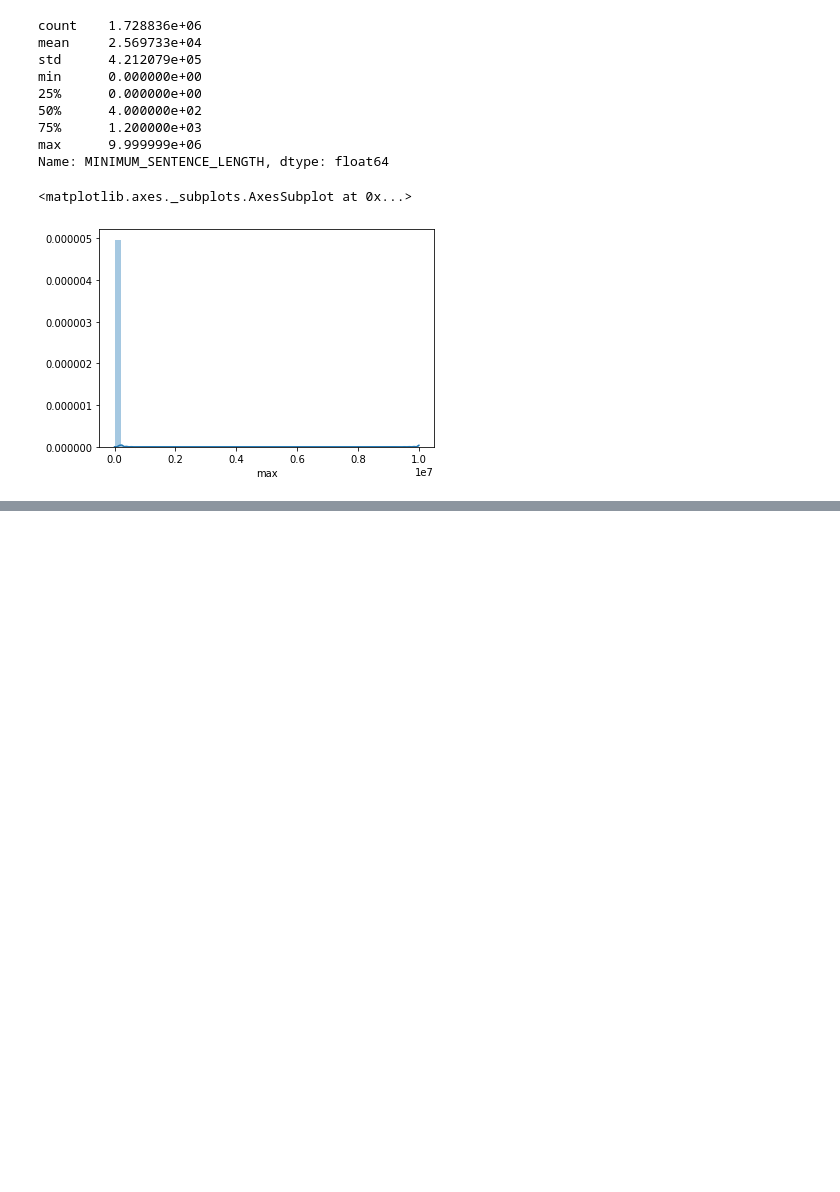
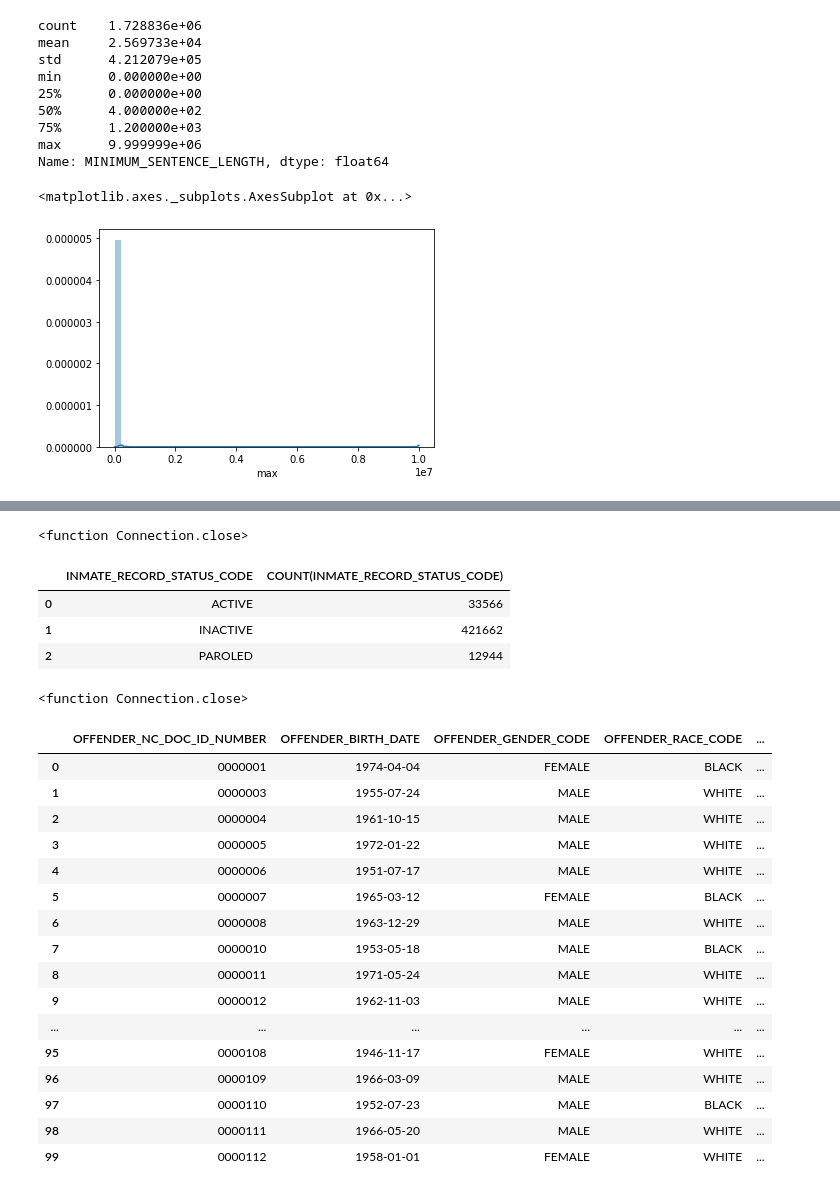
Before and after one commit to christi-liongson/covid_decarceration, a Jupyter notebook: files/build_dataset.ipynb, the cells around one changed output, grey strips where cells are left out. Drawn from its saved outputs; the diff is of its cells as text; code cells hidden in the pictures; blank space fills up the shorter version.

```diff
--- a/files/build_dataset.ipynb
+++ b/files/build_dataset.ipynb
@@ -355,0 +466,19 @@ merged = dataset_A.merge(dataset_B, how='inner', on=['ID', 'COMMITMENT_PREFIX'])
+# %%
+query_sentence_component_example = '''
+                                    SELECT INMATE_RECORD_STATUS_CODE, COUNT(INMATE_RECORD_STATUS_CODE)
+                                    FROM INMT4AA1
+                                    GROUP BY INMATE_RECORD_STATUS_CODE;
+                                    '''
+# %%
+conn = create_connection(config.database_name)
+sentence_component_example = qd.query_db_notebook(conn,query_sentence_component_example)
+conn.close
+# %% [output]
+<function Connection.close>
+# %%
+sentence_component_example
+# %% [output]
+|  | INMATE_RECORD_STATUS_CODE | COUNT(INMATE_RECORD_STATUS_CODE) |
+| 0 | ACTIVE | 33566 |
+| 1 | INACTIVE | 421662 |
+| 2 | PAROLED | 12944 |
@@ -355,0 +489,26 @@ merged = dataset_A.merge(dataset_B, how='inner', on=['ID', 'COMMITMENT_PREFIX'])
+# %%
+conn = create_connection(config.database_name)
+court_commitment_example = qd.query_db_notebook(conn,query_court_commitment_example)
+conn.close
+# %% [output]
+<function Connection.close>
+# %%
+sentence_component_example
+# %% [output]
+|  | OFFENDER_NC_DOC_ID_NUMBER | OFFENDER_BIRTH_DATE | OFFENDER_GENDER_CODE | OFFENDER_RACE_CODE | ... |
+| 0 | 0000001 | 1974-04-04 | FEMALE | BLACK | ... |
+| 1 | 0000003 | 1955-07-24 | MALE | WHITE | ... |
+| 2 | 0000004 | 1961-10-15 | MALE | WHITE | ... |
+| 3 | 0000005 | 1972-01-22 | MALE | WHITE | ... |
+| 4 | 0000006 | 1951-07-17 | MALE | WHITE | ... |
+| 5 | 0000007 | 1965-03-12 | FEMALE | BLACK | ... |
+| 6 | 0000008 | 1963-12-29 | MALE | WHITE | ... |
+| 7 | 0000010 | 1953-05-18 | MALE | BLACK | ... |
+| 8 | 0000011 | 1971-05-24 | MALE | WHITE | ... |
+| 9 | 0000012 | 1962-11-03 | MALE | WHITE | ... |
+| ... | ... | ... | ... | ... | ... |
+| 95 | 0000108 | 1946-11-17 | FEMALE | WHITE | ... |
+| 96 | 0000109 | 1966-03-09 | MALE | WHITE | ... |
+| 97 | 0000110 | 1952-07-23 | MALE | BLACK | ... |
+| 98 | 0000111 | 1966-05-20 | MALE | WHITE | ... |
+| 99 | 0000112 | 1958-01-01 | FEMALE | WHITE | ... |
```
Also changed, not shown: parts of 12 cells of this notebook.
